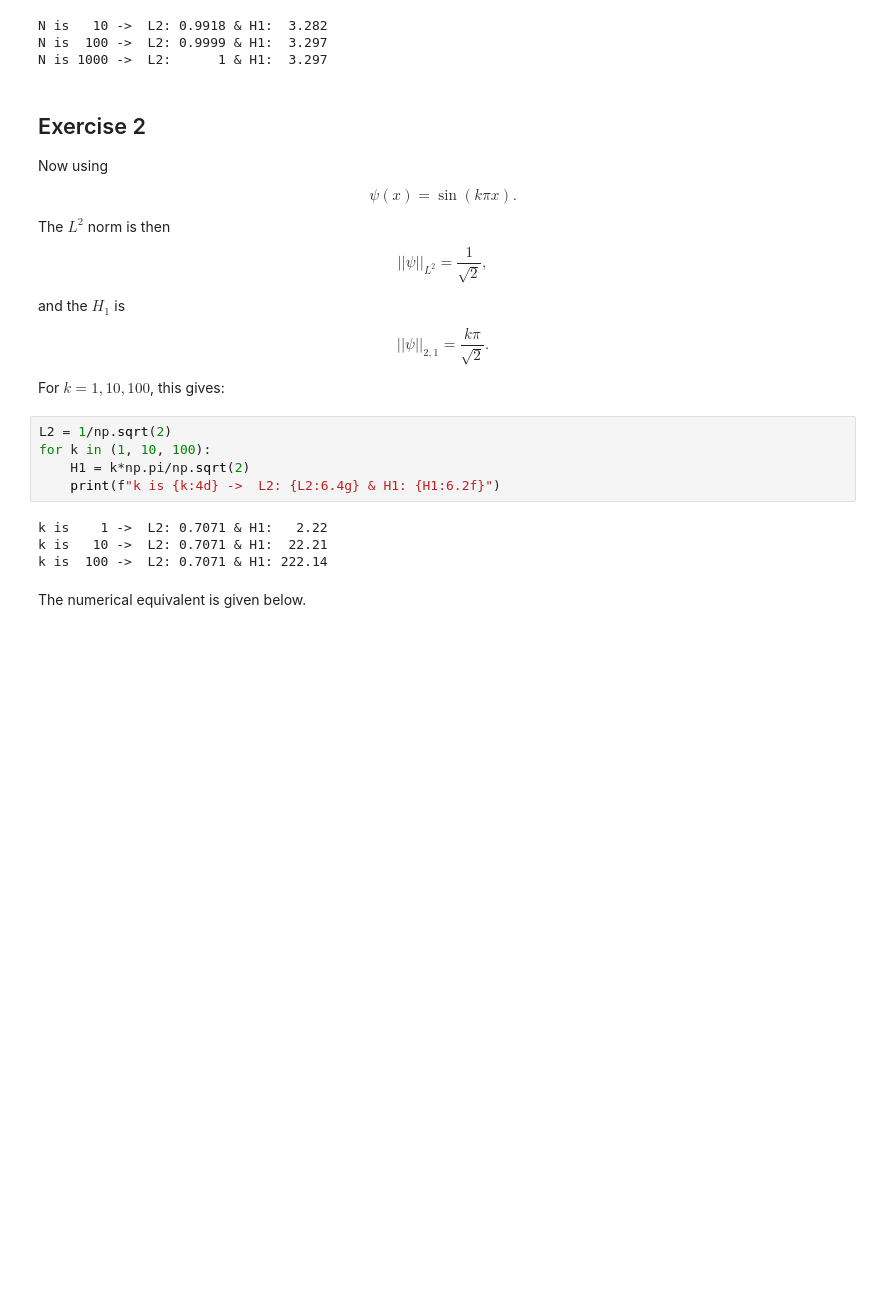
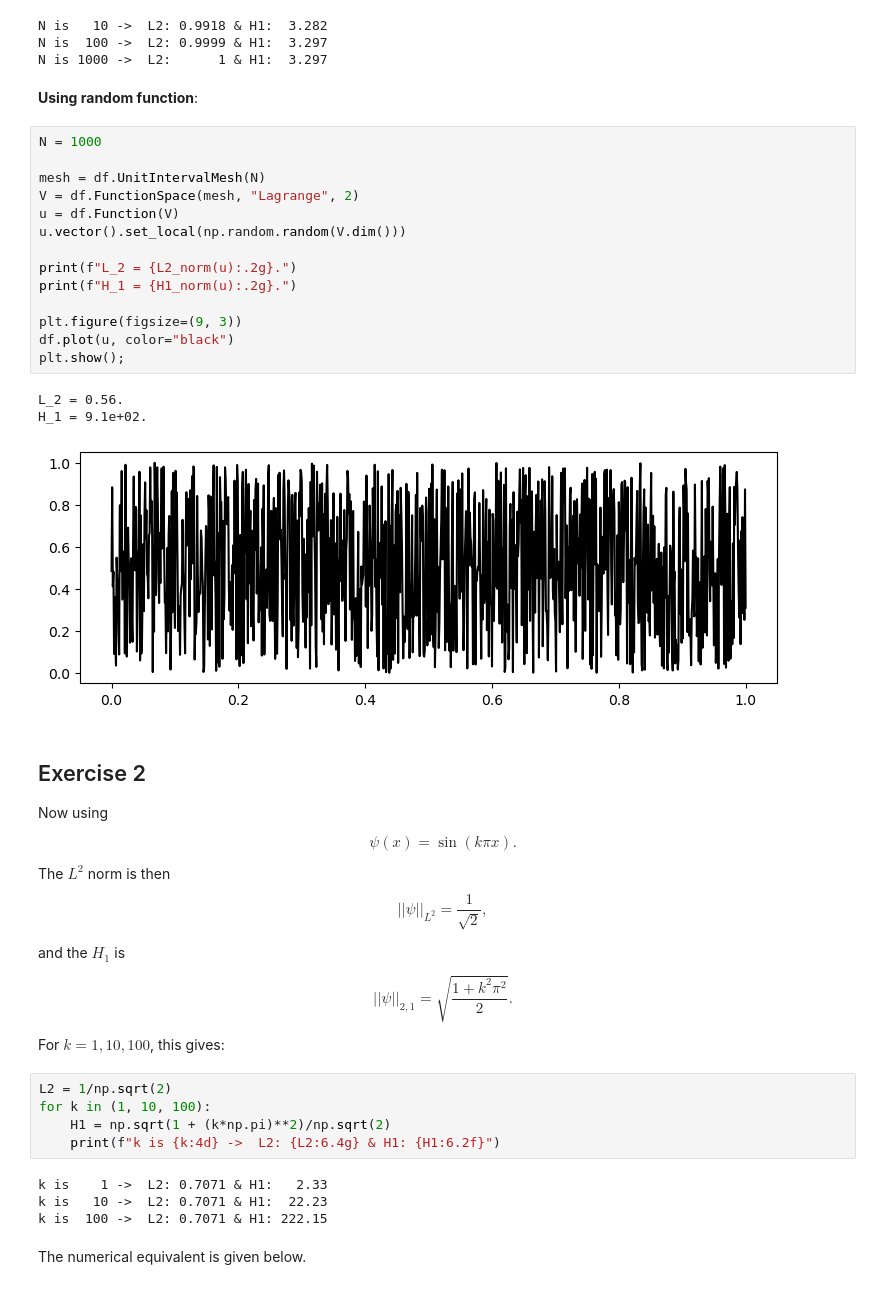
Before and after one commit to eirillsh/MEK9250, a Jupyter notebook: chapter02.ipynb, the cells around one changed output. Saved outputs shown, nothing was run; the diff lists cells and outputs as text; blank space fills up the shorter version.

Commit message:
added real random function

```diff
--- a/chapter02.ipynb
+++ b/chapter02.ipynb
@@ -74,6 +74,26 @@ for N in (10, 100, 1000):
 N is   10 ->  L2: 0.9918 & H1:  3.282
 N is  100 ->  L2: 0.9999 & H1:  3.297
 N is 1000 ->  L2:      1 & H1:  3.297
+# %% [markdown]
+**Using random function**:
+# %%
+N = 1000
+
+mesh = df.UnitIntervalMesh(N)
+V = df.FunctionSpace(mesh, "Lagrange", 2)
+u = df.Function(V)
+u.vector().set_local(np.random.random(V.dim()))
+
+print(f"L_2 = {L2_norm(u):.2g}.")
+print(f"H_1 = {H1_norm(u):.2g}.")
+
+plt.figure(figsize=(9, 3))
+df.plot(u, color="black")
+plt.show();
+# %% [output]
+L_2 = 0.56.
+H_1 = 9.1e+02.
+[figure, added]
 # %% [markdown]
 ## Exercise 2
 
@@ -91,19 +111,19 @@ $$
 and the $H_1$ is
 
 $$
-    ||\psi||_{2, 1} = \frac{k \pi}{\sqrt{2}}.
+    ||\psi||_{2, 1} = \sqrt{\frac{1 + k^2 \pi^2}{2}}.
 $$
 
 For $k = 1, 10, 100$, this gives:
 # %%
 L2 = 1/np.sqrt(2)
 for k in (1, 10, 100):
-    H1 = k*np.pi/np.sqrt(2)
+    H1 = np.sqrt(1 + (k*np.pi)**2)/np.sqrt(2)
     print(f"k is {k:4d} ->  L2: {L2:6.4g} & H1: {H1:6.2f}")
 # %% [output]
-k is    1 ->  L2: 0.7071 & H1:   2.22
-k is   10 ->  L2: 0.7071 & H1:  22.21
-k is  100 ->  L2: 0.7071 & H1: 222.14
+k is    1 ->  L2: 0.7071 & H1:   2.33
+k is   10 ->  L2: 0.7071 & H1:  22.23
+k is  100 ->  L2: 0.7071 & H1: 222.15
 # %% [markdown]
 The numerical equivalent is given below.
 # %%
```
Also changed, not shown: parts of 1 cell of this notebook.
